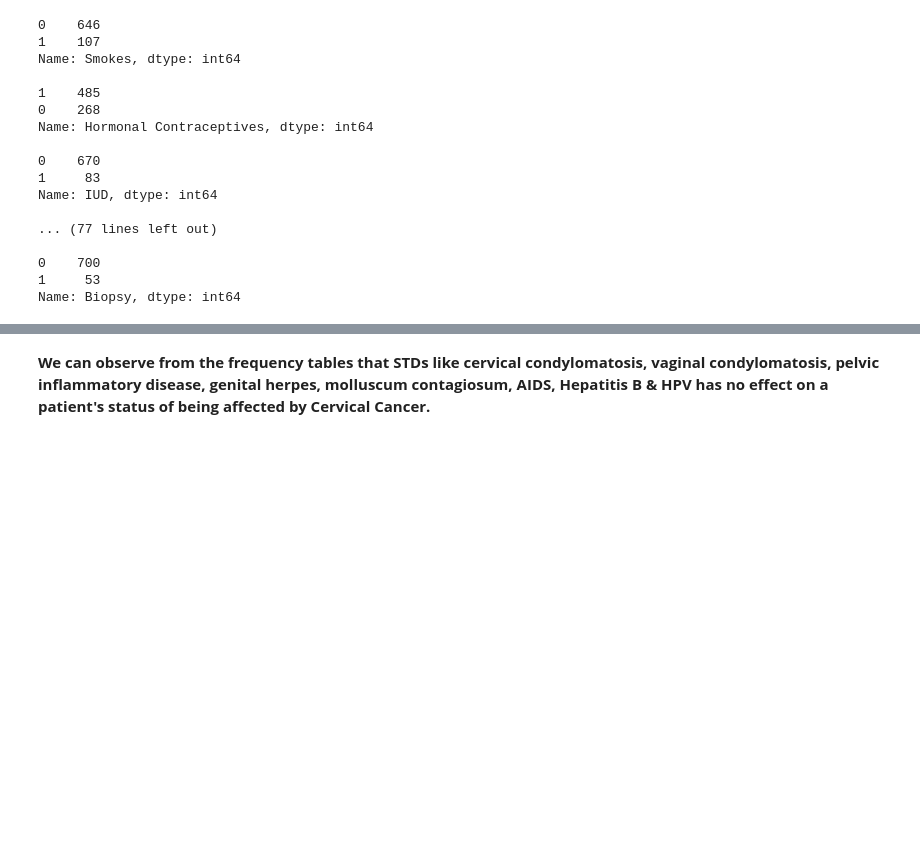
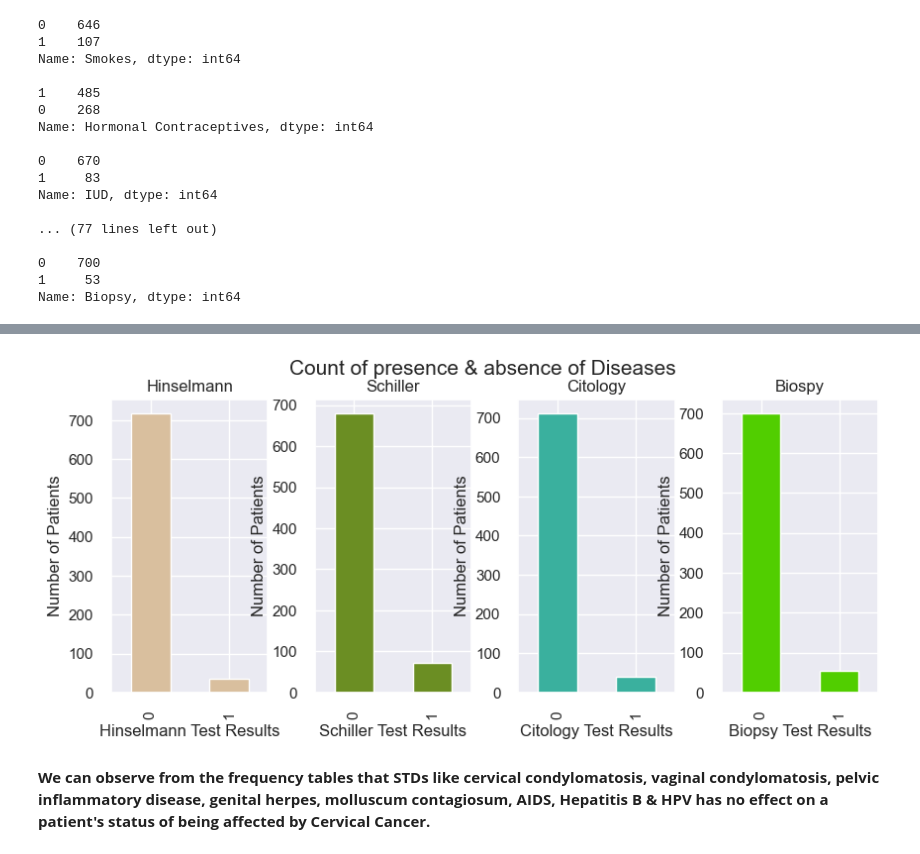
Before and after one commit to sankhadeepriju/Cervical-Cancer-Risk-Factors, a Jupyter notebook: cervical_cancer♥.ipynb, the cells around one changed output, grey strips where cells are left out. Saved outputs shown, nothing was run; the diff lists cells and outputs as text; code cells hidden in the pictures; blank space fills up the shorter version.

```diff
--- a/cervical_cancer♥.ipynb
+++ b/cervical_cancer♥.ipynb
@@ -503,3 +513,73 @@ Name: Biopsy, dtype: int64
+# %%
+fig_Demo, (ax1, ax2, ax3, ax4) = plt.subplots(1, 4, figsize=(10,4))
+fig_Demo.suptitle('Count of presence & absence of Diseases', fontsize = 15, y = 0.95)
+plt.subplots_adjust(left=None, bottom=None, right=None, top=0.85, wspace=0.3, hspace=0.29)
+
+# [1]
+#cancer_df["Hinselmann"].plot(ax = ax[0, 0], kind = 'bar', grid = True, color = "#51ce00")
+cancer_df["Hinselmann"].value_counts().plot(ax = ax1, kind = 'bar', grid = True, color = "#d9bf9e")
+#ax[0, 0].plot(pivot_gend_A.Visit_A, pivot_gend_A.BMI_fem, label = 'Female', linestyle="-.", color = "#f0dc82")
+ax1.set_title('Hinselmann')
+
+#plt.setp(ax, xticks=[0, 1], xticklabels=["Absence", "Presence"])
+#ax[0, 0].set_xticks(["Absence", "Presence"])
+
+#ax[0, 0].set_yticks(range(23, 28))
+ax1.set_xlabel('Hinselmann Test Results')
+ax1.set_ylabel('Number of Patients')
+#ax[0, 0].title.set_position([.5, 1.1])
+ax1.grid(zorder = 0)
+
+
+# [2]
+cancer_df["Schiller"].value_counts().plot(ax = ax2, kind = 'bar', grid = True, color = "#6b8e23")
+#ax[0, 0].plot(pivot_gend_A.Visit_A, pivot_gend_A.BMI_fem, label = 'Female', linestyle="-.", color = "#f0dc82")
+ax2.set_title('Schiller')
+
+#plt.setp(ax, xticks=[0, 1], xticklabels=["Absence", "Presence"])
+#ax[0, 0].set_xticks(["Absence", "Presence"])
+
+#ax[0, 0].set_yticks(range(23, 28))
+ax2.set_xlabel('Schiller Test Results')
+ax2.set_ylabel('Number of Patients')
+#ax[0, 0].title.set_position([.5, 1.1])
+ax2.grid(zorder = 0)
+
+
+# [3]
+cancer_df["Citology"].value_counts().plot(ax = ax3, kind = 'bar', grid = True, color = "#3ab09e")
+#ax[0, 0].plot(pivot_gend_A.Visit_A, pivot_gend_A.BMI_fem, label = 'Female', linestyle="-.", color = "#f0dc82")
+ax3.set_title('Citology')
+
+#plt.setp(ax, xticks=[0, 1], xticklabels=["Absence", "Presence"])
+#ax[0, 0].set_xticks(["Absence", "Presence"])
+
+#ax[0, 0].set_yticks(range(23, 28))
+ax3.set_xlabel('Citology Test Results')
+ax3.set_ylabel('Number of Patients')
+#ax[0, 0].title.set_position([.5, 1.1])
+ax3.grid(zorder = 0)
+
+
+# [4]
+cancer_df["Biopsy"].value_counts().plot(ax = ax4, kind = 'bar', grid = True, color = "#51ce00")
+#ax[0, 0].plot(pivot_gend_A.Visit_A, pivot_gend_A.BMI_fem, label = 'Female', linestyle="-.", color = "#f0dc82")
+ax4.set_title('Biospy')
+
+#plt.setp(ax, xticks=[0, 1], xticklabels=["Absence", "Presence"])
+#ax[0, 0].set_xticks(["Absence", "Presence"])
+
+#ax[0, 0].set_yticks(range(23, 28))
+ax4.set_xlabel('Biopsy Test Results')
+ax4.set_ylabel('Number of Patients')
+#ax[0, 0].title.set_position([.5, 1.1])
+ax4.grid(zorder = 0)
+
+
+
+plt.show();
+# %% [output]
+[figure, added]
 # %% [markdown]
 **We can observe from the frequency tables that STDs like cervical condylomatosis, vaginal condylomatosis, pelvic inflammatory disease, genital herpes, molluscum contagiosum, AIDS, Hepatitis B & HPV has no effect on a patient's status of being affected by Cervical Cancer.**
 # %%
```
Also changed, not shown: parts of 3 cells of this notebook.
